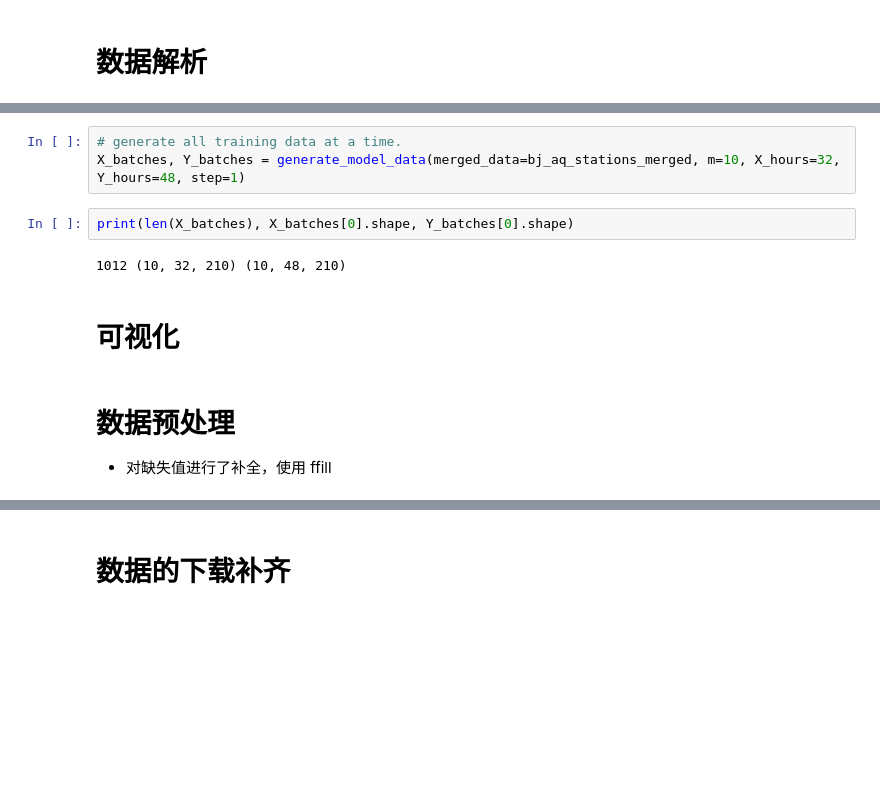
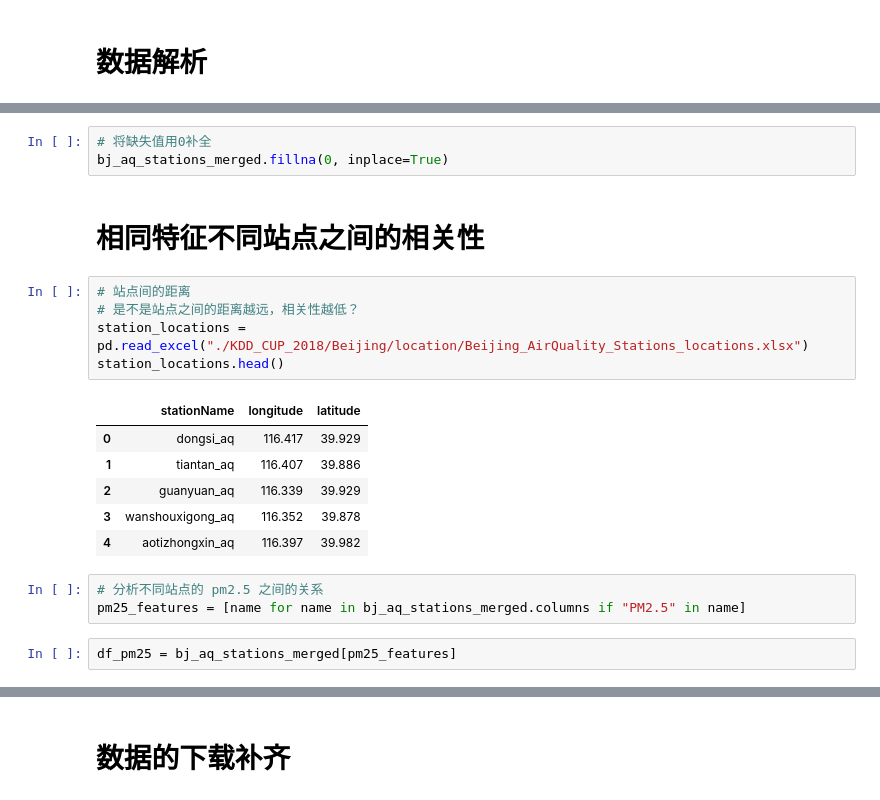
Before and after one commit to txytju/air-quality-prediction, a Jupyter notebook: data_exploration.ipynb, the cells around one changed output, grey strips where cells are left out. Drawn from its saved outputs; the diff is of its cells as text; blank space fills up the shorter version.

```diff
--- a/data_exploration.ipynb
+++ b/data_exploration.ipynb
@@ -69,12 +52,22 @@ Length: 210, dtype: bool
-# %%
-# generate all training data at a time.
-X_batches, Y_batches = generate_model_data(merged_data=bj_aq_stations_merged, m=10, X_hours=32, Y_hours=48, step=1)
-# %%
-print(len(X_batches), X_batches[0].shape, Y_batches[0].shape)
-# %% [output]
-1012 (10, 32, 210) (10, 48, 210)
+# %%
+# 将缺失值用0补全
+bj_aq_stations_merged.fillna(0, inplace=True)
 # %% [markdown]
-# 可视化
+# 相同特征不同站点之间的相关性
-# %% [markdown]
-# 数据预处理
-- 对缺失值进行了补全，使用 ffill
+# %%
+# 站点间的距离
+# 是不是站点之间的距离越远，相关性越低？
+station_locations = pd.read_excel("./KDD_CUP_2018/Beijing/location/Beijing_AirQuality_Stations_locations.xlsx")
+station_locations.head()
+# %% [output]
+|  | stationName | longitude | latitude |
+| 0 | dongsi_aq | 116.417 | 39.929 |
+| 1 | tiantan_aq | 116.407 | 39.886 |
+| 2 | guanyuan_aq | 116.339 | 39.929 |
+| 3 | wanshouxigong_aq | 116.352 | 39.878 |
+| 4 | aotizhongxin_aq | 116.397 | 39.982 |
+# %%
+# 分析不同站点的 pm2.5 之间的关系
+pm25_features = [name for name in bj_aq_stations_merged.columns if "PM2.5" in name]
+# %%
+df_pm25 = bj_aq_stations_merged[pm25_features]
```
Also changed, not shown: parts of 9 cells of this notebook.
